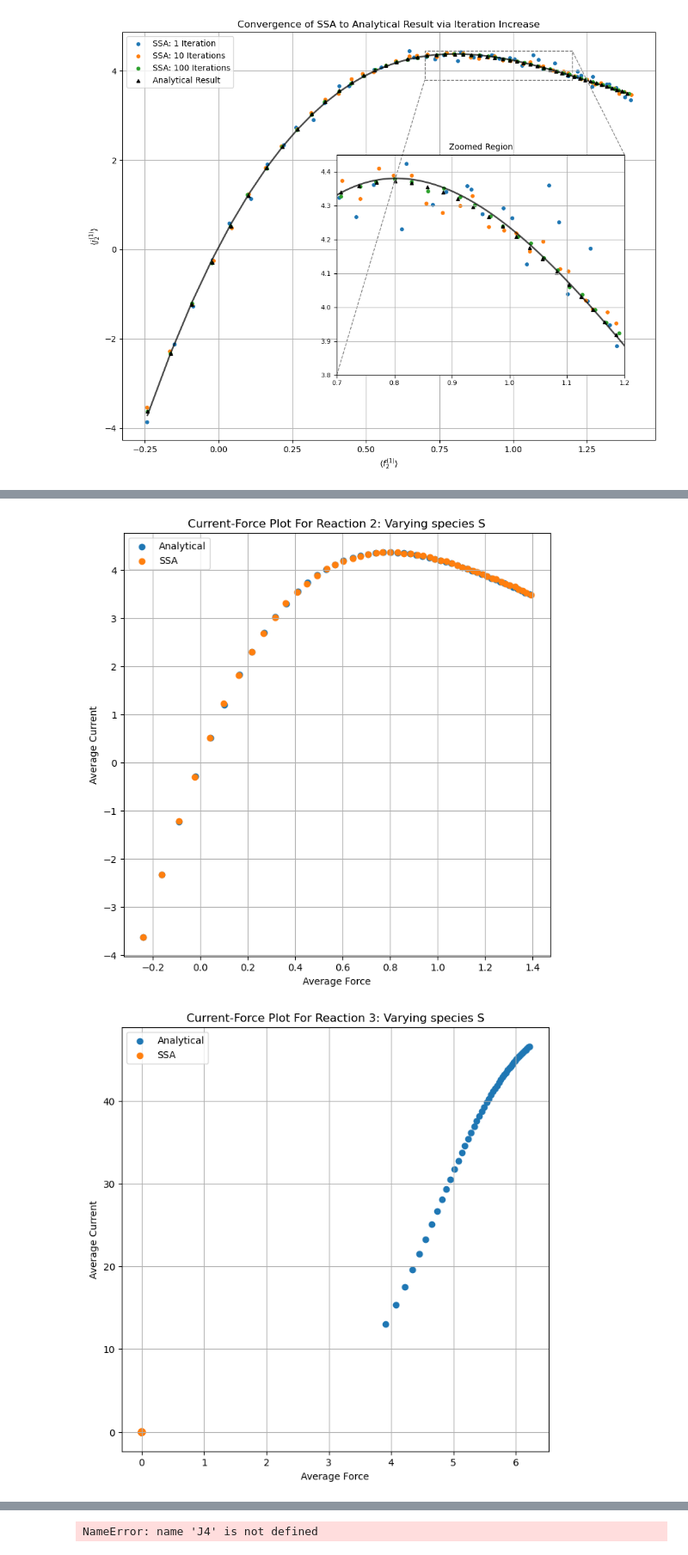
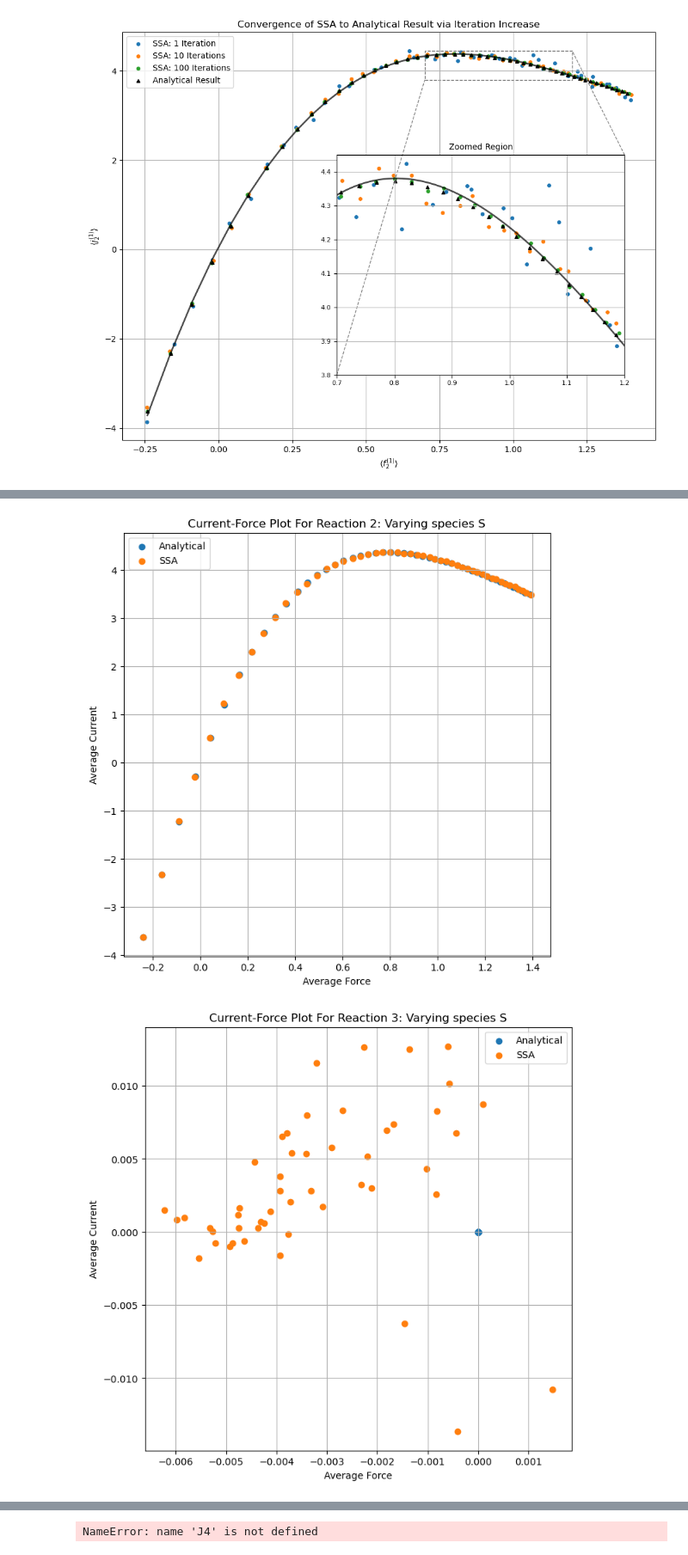
Before and after one commit to FTurci/conductance-chem-net, a Jupyter notebook: students/Will/Gillespie_simulations/numba_infused.ipynb, the cells around one changed output, grey strips where cells are left out. Shown at 86% size. Cells and saved outputs as stored; diff of their text form; code cells hidden in the pictures.

Commit message:
plotting conductances

```diff
--- a/students/Will/Gillespie_simulations/numba_infused.ipynb
+++ b/students/Will/Gillespie_simulations/numba_infused.ipynb
@@ -23,7 +23,7 @@ def ssa_core(
 ):
     t = 0.0 # initial time
     T = final_time # length of simulation
-    burn_in = 40.0
+    burn_in = 100.0
     steady_time = 0.0
 
     n_species = len(current_pops) # number of species in system
@@ -1048,13 +1301,13 @@ simulation_length = 400.0
 # forces = []
 # resistances = []
 
-total_iterations = 100
+total_iterations = 400
 
-initial_counts_S_runs = [350,350 , 350, 150, 150]
+# initial_counts_S_runs = [350,350 , 350, 150, 150]
 
-rates_S_runs = 0.1* np.array([0.005, 0.8, 0.6, 0.002, 0.012, 0.5])
+# rates_S_runs = 0.1* np.array([0.005, 0.8, 0.6, 0.002, 0.012, 0.5])
 
-simulation_length_S_runs = 1000.0
+simulation_length_S_runs = 750.0
 
 initial_S_counts = list(np.linspace(50, 500, 50, dtype=int))
 
@@ -1069,31 +1322,38 @@ For_loop_run = 0
 
 t_s = time.time()
 
+
+
 for new_count in initial_S_counts:
 
 
     iteration = 0
 
-    currents = np.zeros((total_iterations, 3))
-    forces = np.zeros((total_iterations, 3))
+    currents = np.zeros((total_iterations, 5))
+    forces = np.zeros((total_iterations, 5))
 
 
-    SIM1 = RunSSA(module_for_simulating, initial_counts_S_runs, rates_S_runs, simulation_length_S_runs)
+    # SIM1 = RunSSA(module_for_simulating, initial_counts_S_runs, rates_S_runs, simulation_length_S_runs)
+    SIM2 = RunSSA(module_for_simulating2, initial_counts2, rates2, simulation_length_S_runs)
 
     # numba initialise
 
-    SIM1.run_SSA_and_plot_counts()
+    SIM2.run_SSA_and_plot_counts()
 
 
     for iteration in range(total_iterations):
 
 
-        SIM1.current_pops = [350,350 , 350, new_count, 150]
+        # SIM1.current_pops = [350,350 , 350, new_count, 150]
 
-        SIM1.run_SSA_and_plot_counts() # run the simulation
+        # SIM1.run_SSA_and_plot_counts() # run the simulation
 
-        currents[iteration] = SIM1.average_reaction_currents
-        forces[iteration] = SIM1.averaged_forces
+        SIM2.current_pops = [350,350, 350, 350, new_count, 50, 50, 50] # vary species Na
+
+        SIM2.run_SSA_and_plot_counts()
+
+        currents[iteration] = SIM2.average_reaction_currents
+        forces[iteration] = SIM2.averaged_forces
 
         iteration += 1
 
@@ -1341,7 +1601,7 @@ for S in initial_S_counts:
 
     j3 = 0
 
-    f3 = np.log(S)
+    f3 = 0
 
     analytical_current1.append(j1)
     analytical_force1.append(f1)
@@ -1396,34 +1656,34 @@ plt.show()
 # REACTION 2
 
 plt.title("Current-Force Plot For Reaction 2: Varying species S")
 plt.xlabel("Average Force")
 plt.ylabel("Average Current")
 plt.scatter(analytical_force2, analytical_current2, label = 'Analytical')
 plt.scatter([sub[1] for sub in F_axis_means], [sub[1] for sub in I_axis_means], label = 'SSA')
 # plt.errorbar([sub[0] for sub in F_axis_means], [sub[0] for sub in I_axis_means], yerr=np.sqrt(current_var), xerr=np.sqrt(force_var), fmt='none', ecolor='grey', alpha=0.5)
 plt.grid(True)
 #cbar = plt.colorbar(scatter)
 # cbar.set_label('Initial S Count')
 plt.legend()
 plt.show()
 
 # REACTION 3
 
 plt.title("Current-Force Plot For Reaction 3: Varying species S")
 plt.xlabel("Average Force")
 plt.ylabel("Average Current")
 plt.scatter(analytical_force3, analytical_current3, label = 'Analytical')
 plt.scatter([sub[2] for sub in F_axis_means], [sub[2] for sub in I_axis_means], label = 'SSA')
 # plt.errorbar([sub[0] for sub in F_axis_means], [sub[0] for sub in I_axis_means], yerr=np.sqrt(current_var), xerr=np.sqrt(force_var), fmt='none', ecolor='grey', alpha=0.5)
 plt.grid(True)
 #cbar = plt.colorbar(scatter)
 # cbar.set_label('Initial S Count')
 plt.legend()
 plt.show()
 # %% [output]
 [figure]
 [figure]
-[figure, old version]
+[figure, new version]
 # %%
 # Varying S data:
 
```
Also changed, not shown: parts of 15 cells of this notebook.
